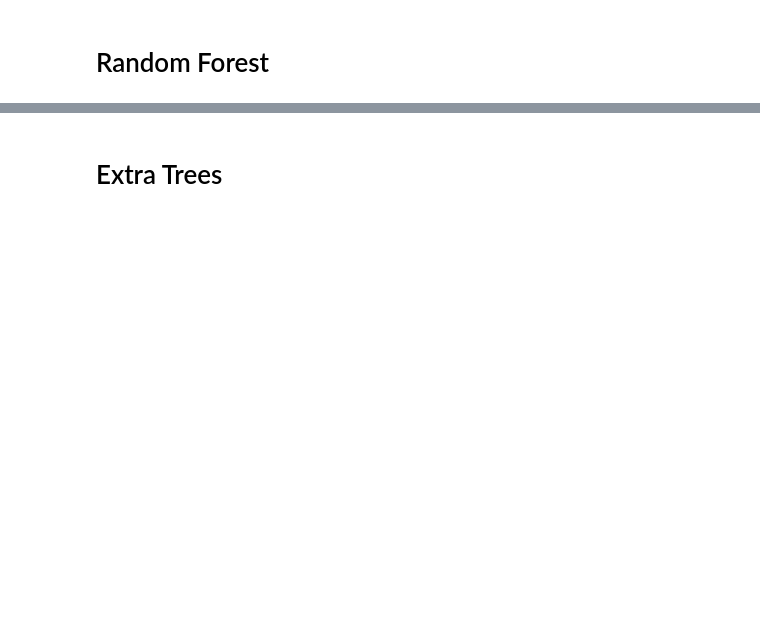
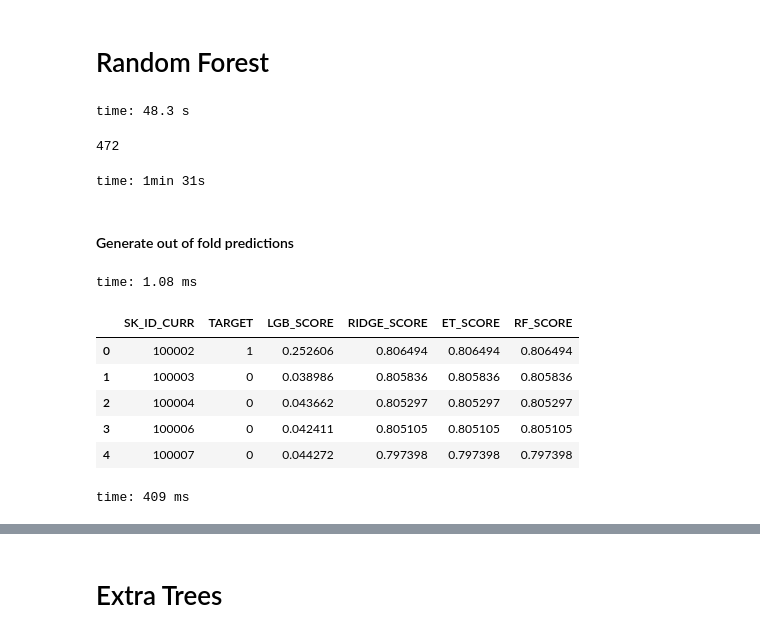
Before and after one commit to StephanKalika/home_credit_default, a Jupyter notebook: modeling.ipynb, the cells around one changed output, grey strips where cells are left out. Saved outputs shown, nothing was run; the diff lists cells and outputs as text; code cells hidden in the pictures; blank space fills up the shorter version.

```diff
--- a/modeling.ipynb
+++ b/modeling.ipynb
@@ -317,4 +331,22 @@ time: 1min 52s
 # %% [markdown]
 # Random Forest
+# %%
+df_prep = pd.DataFrame(impute.fit_transform(df.replace([-np.inf, np.inf], np.nan)),
+                       columns=df.columns,
+                       index=df.index)
+# %% [output]
+time: 48.3 s
+# %%
+clf = RandomForestClassifier(n_estimators=100,
+                             min_samples_leaf=50,
+                             n_jobs=-1,
+                             random_state=2357)
+clf.fit(df_prep, y)
+
+rf_cols = df_prep.columns[clf.feature_importances_ > 0]
+len(rf_cols)
+# %% [output]
+472
+time: 1min 31s
 # %%
 clf = RandomForestClassifier(n_estimators=1000,
@@ -331,3 +363,20 @@ cv_scores = cross_val_score(estimator=clf,
                             cv=StratifiedKFold(n_splits=5))
 
 cv_scores.mean()
+# %% [markdown]
+#### Generate out of fold predictions
+# %%
+kfold = StratifiedKFold(n_splits=3)
+# %% [output]
+time: 1.08 ms
+# %%
+scores = pd.read_csv(path + "scores.csv")
+scores.head()
+# %% [output]
+|  | SK_ID_CURR | TARGET | LGB_SCORE | RIDGE_SCORE | ET_SCORE | RF_SCORE |
+| 0 | 100002 | 1 | 0.252606 | 0.806494 | 0.806494 | 0.806494 |
+| 1 | 100003 | 0 | 0.038986 | 0.805836 | 0.805836 | 0.805836 |
+| 2 | 100004 | 0 | 0.043662 | 0.805297 | 0.805297 | 0.805297 |
+| 3 | 100006 | 0 | 0.042411 | 0.805105 | 0.805105 | 0.805105 |
+| 4 | 100007 | 0 | 0.044272 | 0.797398 | 0.797398 | 0.797398 |
+time: 409 ms
```
Also changed, not shown: parts of 56 cells of this notebook.
